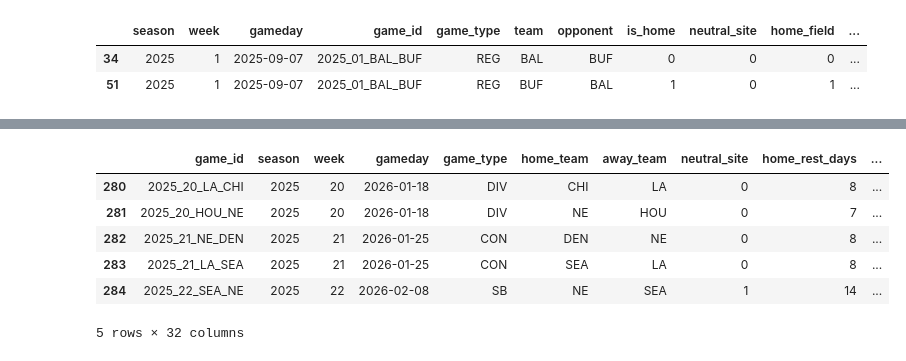
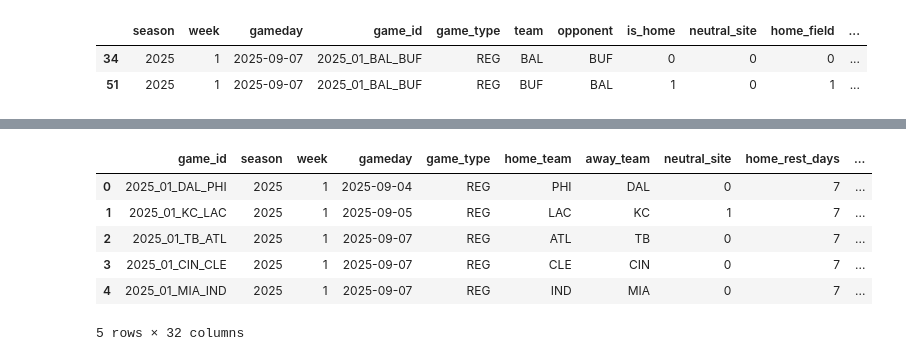
Before and after one commit to swcrockett/nfl-win-probability-model, a Jupyter notebook: notebooks/02_feature_engineering.ipynb, the cells around one changed output, grey strips where cells are left out. Drawn from its saved outputs; the diff is of its cells as text; code cells hidden in the pictures.

```diff
--- a/notebooks/02_feature_engineering.ipynb
+++ b/notebooks/02_feature_engineering.ipynb
@@ -293,15 +293,15 @@ games['home_field'] = 1 - games['neutral_site']
 # %%
 model_df = (
     games
     .merge(home_features_df, on=['game_id', 'home_team'], how='left')
     .merge(away_features_df, on=['game_id', 'away_team'], how='left')
 )
-model_df.tail()
+model_df.head()
 # %% [output]
 |  | game_id | season | week | gameday | game_type | home_team | away_team | neutral_site | home_rest_days | ... |
-| 280 | 2025_20_LA_CHI | 2025 | 20 | 2026-01-18 | DIV | CHI | LA | 0 | 8 | ... |
-| 281 | 2025_20_HOU_NE | 2025 | 20 | 2026-01-18 | DIV | NE | HOU | 0 | 7 | ... |
-| 282 | 2025_21_NE_DEN | 2025 | 21 | 2026-01-25 | CON | DEN | NE | 0 | 8 | ... |
-| 283 | 2025_21_LA_SEA | 2025 | 21 | 2026-01-25 | CON | SEA | LA | 0 | 8 | ... |
-| 284 | 2025_22_SEA_NE | 2025 | 22 | 2026-02-08 | SB | NE | SEA | 1 | 14 | ... |
+| 0 | 2025_01_DAL_PHI | 2025 | 1 | 2025-09-04 | REG | PHI | DAL | 0 | 7 | ... |
+| 1 | 2025_01_KC_LAC | 2025 | 1 | 2025-09-05 | REG | LAC | KC | 1 | 7 | ... |
+| 2 | 2025_01_TB_ATL | 2025 | 1 | 2025-09-07 | REG | ATL | TB | 0 | 7 | ... |
+| 3 | 2025_01_CIN_CLE | 2025 | 1 | 2025-09-07 | REG | CLE | CIN | 0 | 7 | ... |
+| 4 | 2025_01_MIA_IND | 2025 | 1 | 2025-09-07 | REG | IND | MIA | 0 | 7 | ... |
 5 rows × 32 columns
```
Also changed, not shown: parts of 6 cells of this notebook.
